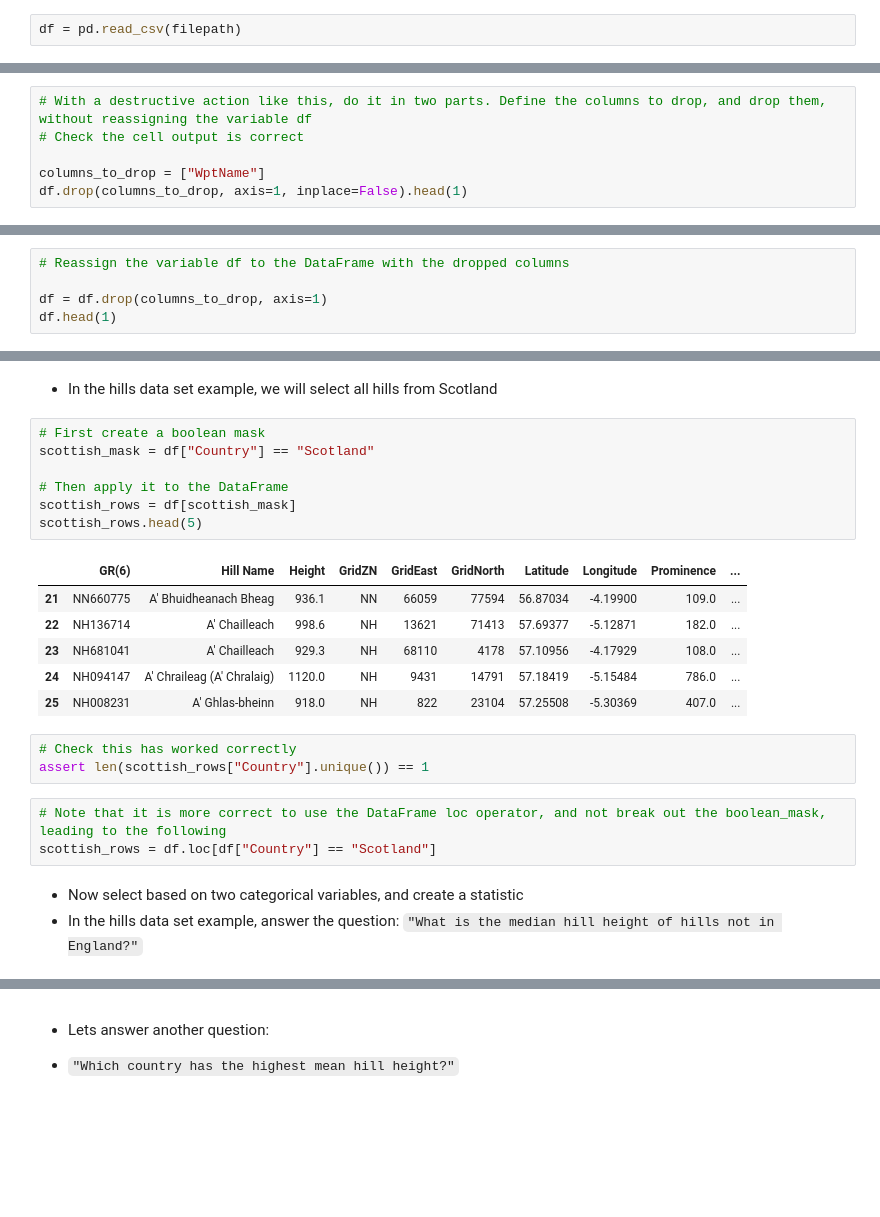
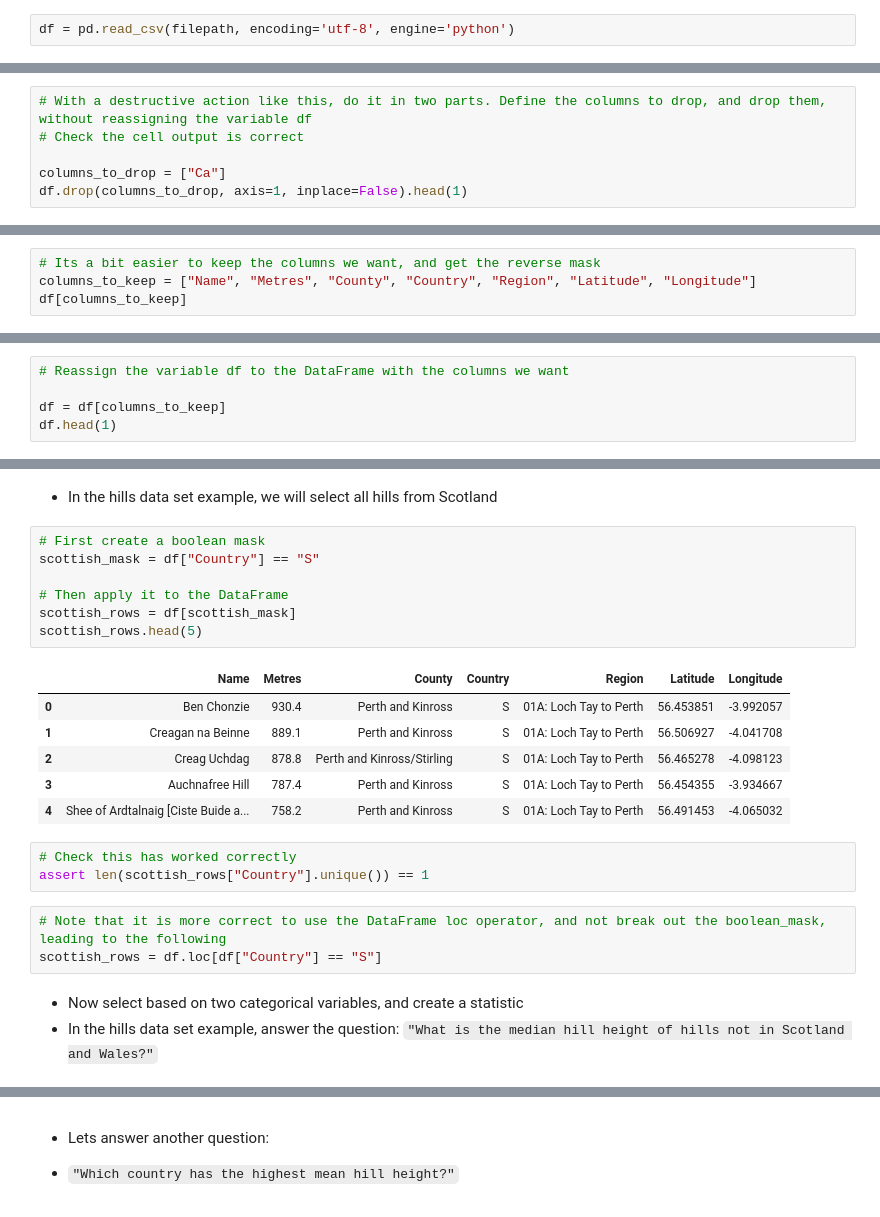
Before and after one commit to simonkirbysimonkirby/python-data-analysis-notebooks, a Jupyter notebook: src/data-analysis-task-solutions.ipynb, the cells around one changed output, grey strips where cells are left out. Cells and saved outputs as stored; diff of their text form; blank space fills up the shorter version.

Commit message:
Add CCBY data set and adjust notebook.

```diff
--- a/src/data-analysis-task-solutions.ipynb
+++ b/src/data-analysis-task-solutions.ipynb
@@ -36,6 +39,6 @@ My data file is located at: '../data/hills.csv'
 My data path is valid: True
 # %%
-df = pd.read_csv(filepath)
+df = pd.read_csv(filepath, encoding='utf-8', engine='python')
 # %% [markdown]
 ## Step 3: Explore your data set
 
@@ -216,6 +215,6 @@ It is common to drop columns from a DataFrame that are not useful to you.
 # With a destructive action like this, do it in two parts. Define the columns to drop, and drop them, without reassigning the variable df
 # Check the cell output is correct
 
-columns_to_drop = ["WptName"]
+columns_to_drop = ["Ca"]
 df.drop(columns_to_drop, axis=1, inplace=False).head(1)
 # %% [output]
@@ -223,0 +224,4 @@ df.drop(columns_to_drop, axis=1, inplace=False).head(1)
+# %%
+# Its a bit easier to keep the columns we want, and get the reverse mask
+columns_to_keep = ["Name", "Metres", "County", "Country", "Region", "Latitude", "Longitude"]
+df[columns_to_keep]
@@ -231,6 +250,6 @@ df.head(1)
 # %%
-# Reassign the variable df to the DataFrame with the dropped columns
+# Reassign the variable df to the DataFrame with the columns we want
 
-df = df.drop(columns_to_drop, axis=1)
+df = df[columns_to_keep]
 df.head(1)
 # %% [output]
@@ -246,26 +265,26 @@ df.head(1)
 * In the hills data set example, we will select all hills from Scotland
 # %%
 # First create a boolean mask
-scottish_mask = df["Country"] == "Scotland"
+scottish_mask = df["Country"] == "S"
 
 # Then apply it to the DataFrame
 scottish_rows = df[scottish_mask]
 scottish_rows.head(5)
 # %% [output]
-|  | GR(6) | Hill Name | Height | GridZN | GridEast | GridNorth | Latitude | Longitude | Prominence | ... |
-| 21 | NN660775 | A' Bhuidheanach Bheag | 936.1 | NN | 66059 | 77594 | 56.87034 | -4.19900 | 109.0 | ... |
-| 22 | NH136714 | A' Chailleach | 998.6 | NH | 13621 | 71413 | 57.69377 | -5.12871 | 182.0 | ... |
-| 23 | NH681041 | A' Chailleach | 929.3 | NH | 68110 | 4178 | 57.10956 | -4.17929 | 108.0 | ... |
-| 24 | NH094147 | A' Chraileag (A' Chralaig) | 1120.0 | NH | 9431 | 14791 | 57.18419 | -5.15484 | 786.0 | ... |
-| 25 | NH008231 | A' Ghlas-bheinn | 918.0 | NH | 822 | 23104 | 57.25508 | -5.30369 | 407.0 | ... |
+|  | Name | Metres | County | Country | Region | Latitude | Longitude |
+| 0 | Ben Chonzie | 930.4 | Perth and Kinross | S | 01A: Loch Tay to Perth | 56.453851 | -3.992057 |
+| 1 | Creagan na Beinne | 889.1 | Perth and Kinross | S | 01A: Loch Tay to Perth | 56.506927 | -4.041708 |
+| 2 | Creag Uchdag | 878.8 | Perth and Kinross/Stirling | S | 01A: Loch Tay to Perth | 56.465278 | -4.098123 |
+| 3 | Auchnafree Hill | 787.4 | Perth and Kinross | S | 01A: Loch Tay to Perth | 56.454355 | -3.934667 |
+| 4 | Shee of Ardtalnaig [Ciste Buide a... | 758.2 | Perth and Kinross | S | 01A: Loch Tay to Perth | 56.491453 | -4.065032 |
 # %%
 # Check this has worked correctly
 assert len(scottish_rows["Country"].unique()) == 1
 # %%
 # Note that it is more correct to use the DataFrame loc operator, and not break out the boolean_mask, leading to the following
-scottish_rows = df.loc[df["Country"] == "Scotland"]
+scottish_rows = df.loc[df["Country"] == "S"]
 # %% [markdown]
 * Now select based on two categorical variables, and create a statistic
-* In the hills data set example, answer the question: `"What is the median hill height of hills not in England?"`
+* In the hills data set example, answer the question: `"What is the median hill height of hills not in Scotland and Wales?"`
 # %%
 # Define the countries to keep
```
Also changed, not shown: parts of 29 cells of this notebook, 4 other files.
